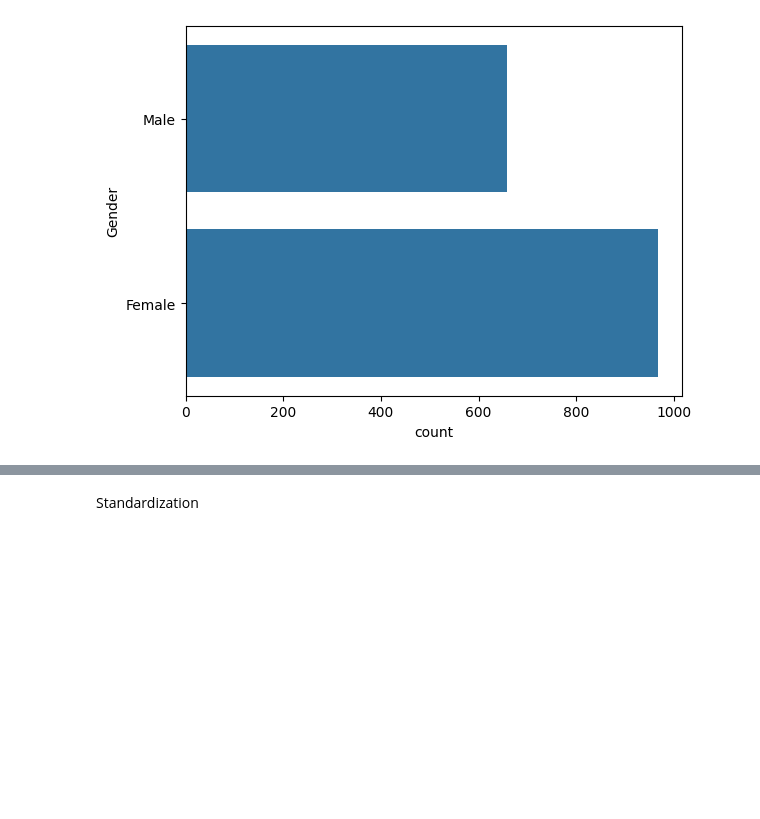
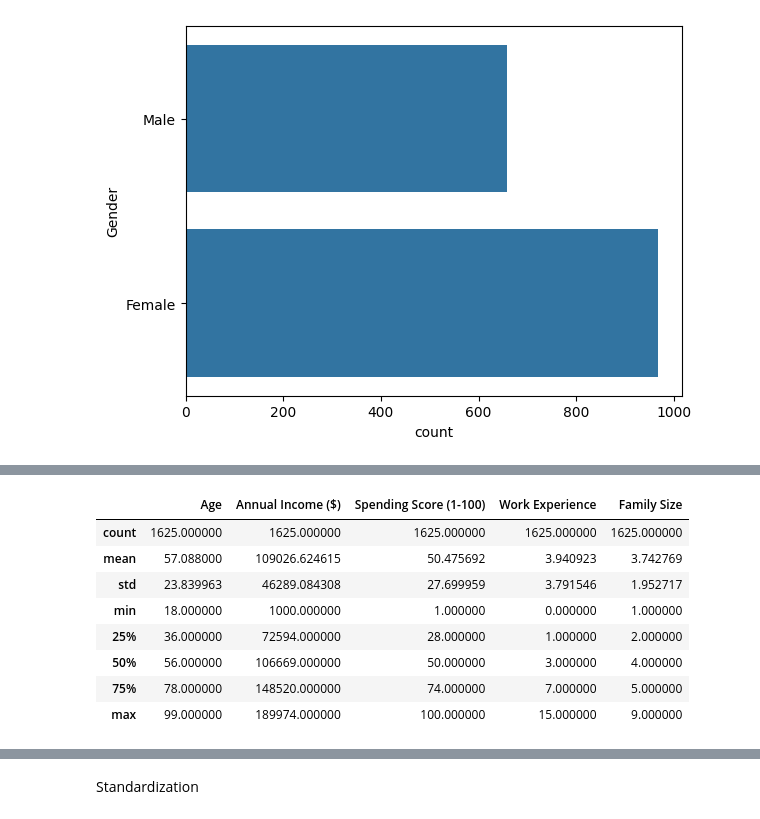
Before and after one commit to mayurasandakalum/shop-customer-data-clustering, a Jupyter notebook: code.ipynb, the cells around one changed output, grey strips where cells are left out. Saved outputs shown, nothing was run; the diff lists cells and outputs as text; code cells hidden in the pictures; blank space fills up the shorter version.

```diff
--- a/code.ipynb
+++ b/code.ipynb
@@ -301,0 +308,12 @@ plt.show()
+# %%
+df2.describe()
+# %% [output]
+|  | Age | Annual Income ($) | Spending Score (1-100) | Work Experience | Family Size |
+| count | 1625.000000 | 1625.000000 | 1625.000000 | 1625.000000 | 1625.000000 |
+| mean | 57.088000 | 109026.624615 | 50.475692 | 3.940923 | 3.742769 |
+| std | 23.839963 | 46289.084308 | 27.699959 | 3.791546 | 1.952717 |
+| min | 18.000000 | 1000.000000 | 1.000000 | 0.000000 | 1.000000 |
+| 25% | 36.000000 | 72594.000000 | 28.000000 | 1.000000 | 2.000000 |
+| 50% | 56.000000 | 106669.000000 | 50.000000 | 3.000000 | 4.000000 |
+| 75% | 78.000000 | 148520.000000 | 74.000000 | 7.000000 | 5.000000 |
+| max | 99.000000 | 189974.000000 | 100.000000 | 15.000000 | 9.000000 |
```
Also changed, not shown: parts of 3 cells of this notebook.
